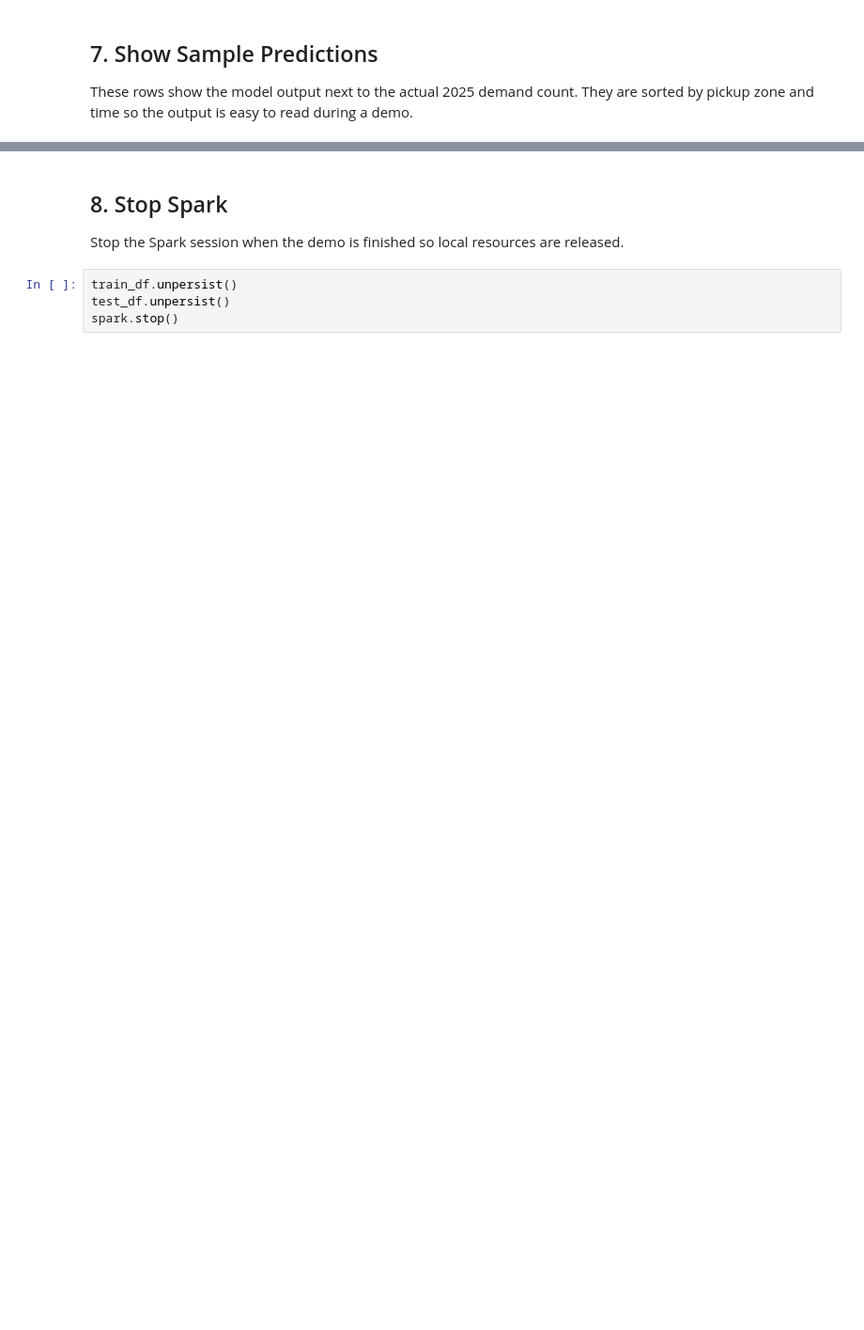
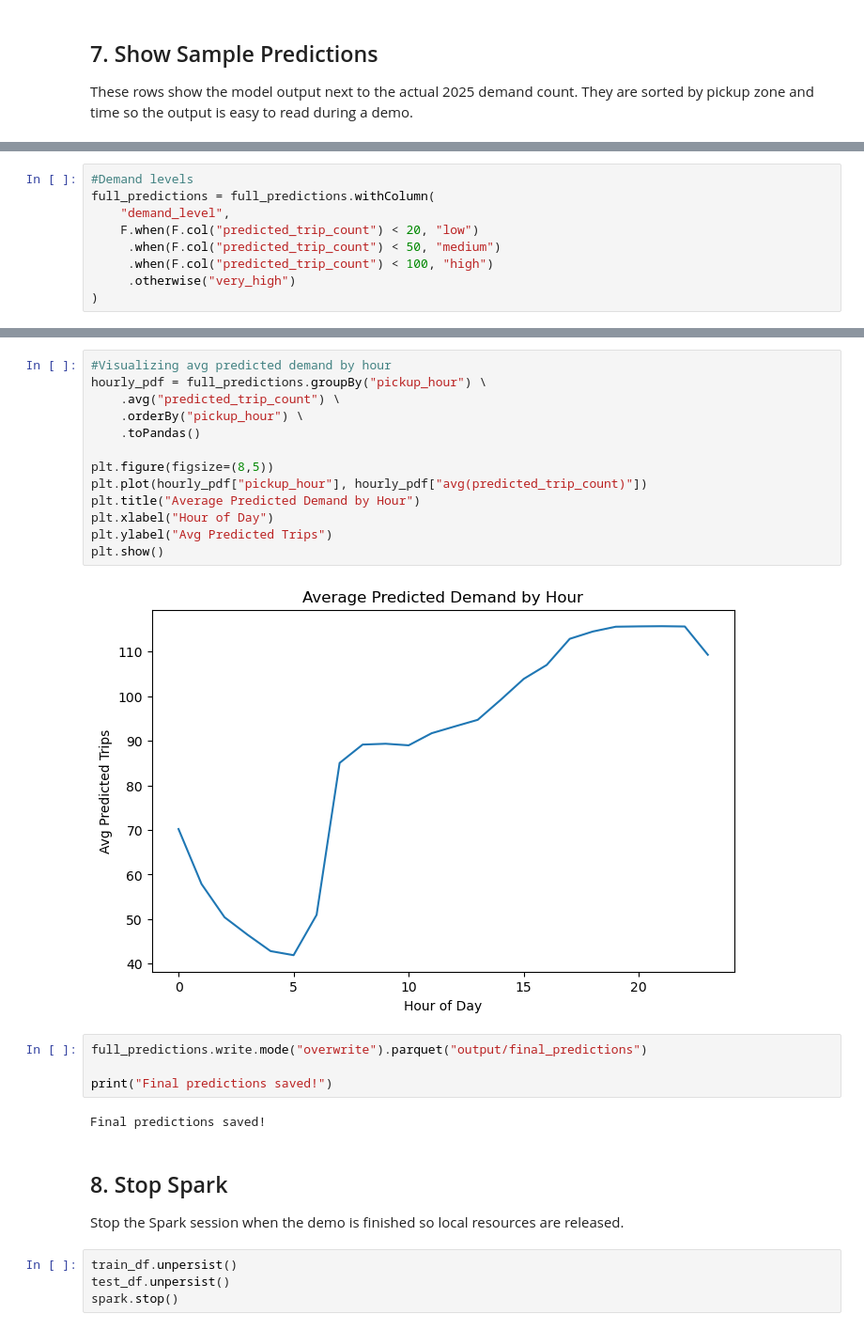
Before and after one commit to jimhe-sjsu/Data228GroupProject, a Jupyter notebook: notebooks/taxi_demand_mllib_demo.ipynb, the cells around one changed output, grey strips where cells are left out. Shown at 94% size. Drawn from its saved outputs; the diff is of its cells as text; blank space fills up the shorter version.

```diff
--- a/notebooks/taxi_demand_mllib_demo.ipynb
+++ b/notebooks/taxi_demand_mllib_demo.ipynb
@@ -420,0 +474,9 @@ only showing top 10 rows
+# %%
+#Demand levels
+full_predictions = full_predictions.withColumn(
+    "demand_level",
+    F.when(F.col("predicted_trip_count") < 20, "low")
+     .when(F.col("predicted_trip_count") < 50, "medium")
+     .when(F.col("predicted_trip_count") < 100, "high")
+     .otherwise("very_high")
+)
@@ -421,3 +501,24 @@ only showing top 10 rows
+# %%
+#Visualizing avg predicted demand by hour
+hourly_pdf = full_predictions.groupBy("pickup_hour") \
+    .avg("predicted_trip_count") \
+    .orderBy("pickup_hour") \
+    .toPandas()
+
+plt.figure(figsize=(8,5))
+plt.plot(hourly_pdf["pickup_hour"], hourly_pdf["avg(predicted_trip_count)"])
+plt.title("Average Predicted Demand by Hour")
+plt.xlabel("Hour of Day")
+plt.ylabel("Avg Predicted Trips")
+plt.show()
+# %% [output]
+[figure, added]
+# %%
+full_predictions.write.mode("overwrite").parquet("output/final_predictions")
+
+print("Final predictions saved!")
+# %% [output]
+Final predictions saved!
 # %% [markdown]
 ## 8. Stop Spark
 
```
Also changed, not shown: parts of 13 cells of this notebook.
